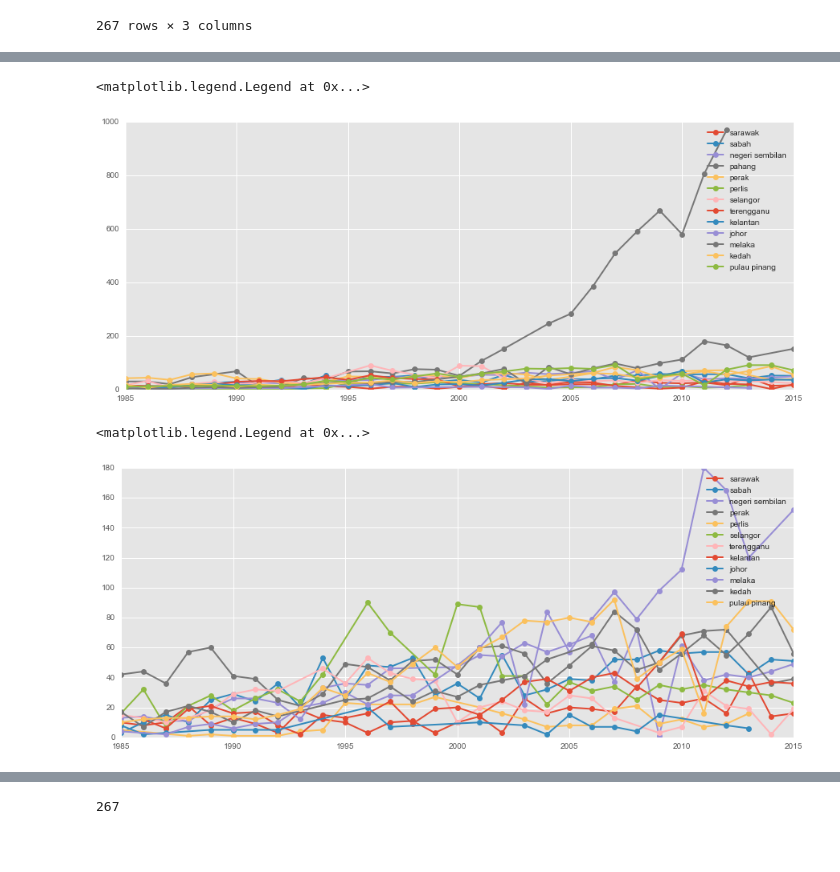
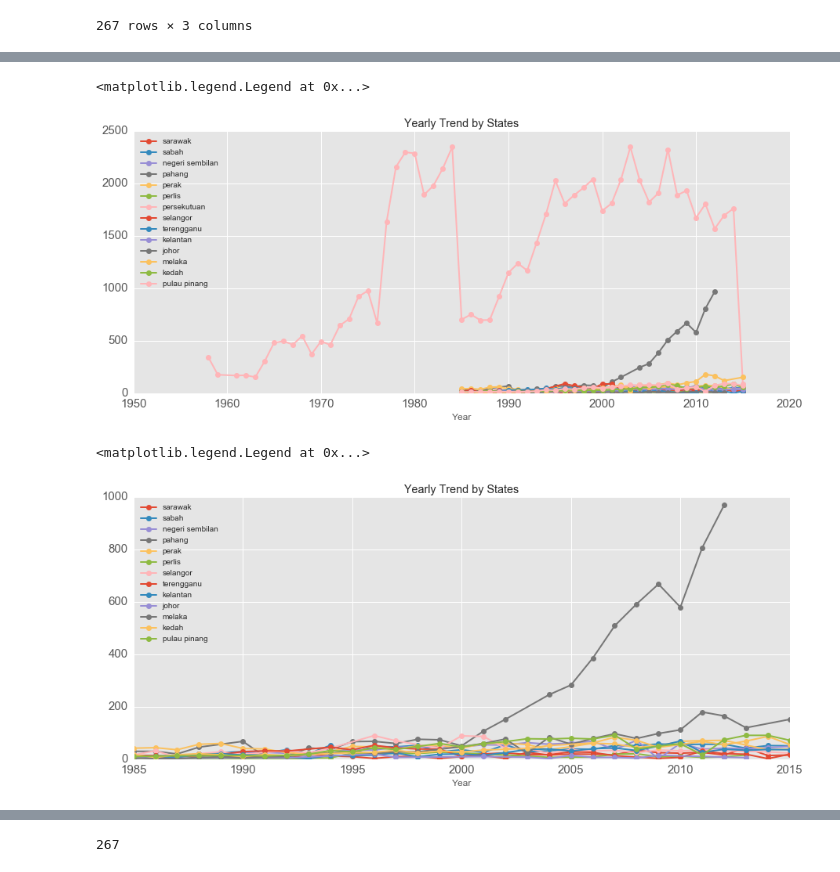
Before and after one commit to amirothman/darjah_kebesaran, a Jupyter notebook: datuk_dan_datin.ipynb, the cells around one changed output, grey strips where cells are left out. Saved outputs shown, nothing was run; the diff lists cells and outputs as text; code cells hidden in the pictures; blank space fills up the shorter version.

Commit message:
trend by states

```diff
--- a/datuk_dan_datin.ipynb
+++ b/datuk_dan_datin.ipynb
@@ -210,4 +210,5 @@ anugerah_counts
 267 rows × 3 columns
 # %%
 df = df[df["Tahun Kurniaan"] > 0]
+df = df[df["Tahun Kurniaan"] < 2016]
 _g = df.groupby(["nama_negeri"])
@@ -214,31 +233,27 @@ _g = df.groupby(["nama_negeri"])
 # %%
-def lukis(_grouped,nama_negeri):
-
-    johor=_grouped.get_group(nama_negeri)["Tahun Kurniaan"].value_counts()
-    johor.sort_index(inplace=True)
-    h, = plt.plot(johor.index, johor.values, linewidth=2,label=nama_negeri,marker="o")
-    return h
-
 plt.close("all")
 plt.figure(figsize=(15,6))
 nama_nama_negeri =["sarawak","sabah","negeri sembilan",
-                   "pahang","perak","perlis",
+                   "pahang","perak","perlis","persekutuan",
                    "selangor","terengganu","kelantan",
                    "johor","melaka","kedah",
                    "pulau pinang"]
 handles =[]
 for negeri in nama_nama_negeri:
     h = lukis(_g,negeri)
     handles.append(h)
 
-plt.legend(handles=handles)
+plt.title("Yearly Trend by States")
+plt.xlabel("Year")
+plt.legend(handles=handles,loc=2)
 # %% [output]
 <matplotlib.legend.Legend at 0x...>
-[figure, old version]
+[figure, new version]
 # %%
 plt.close("all")
 plt.figure(figsize=(15,6))
 nama_nama_negeri_tanpa_pahang =["sarawak","sabah","negeri sembilan",
+                                "pahang",
                                 "perak","perlis",
                                 "selangor","terengganu","kelantan",
                                 "johor","melaka","kedah",
@@ -248,7 +263,9 @@ for negeri in nama_nama_negeri_tanpa_pahang:
     h = lukis(_g,negeri)
     handles.append(h)
 
-plt.legend(handles=handles)
+plt.title("Yearly Trend by States")
+plt.xlabel("Year")
+plt.legend(handles=handles,loc=2)
 # %% [output]
 <matplotlib.legend.Legend at 0x...>
-[figure, old version]
+[figure, new version]
```
Also changed, not shown: parts of 8 cells of this notebook, 4 other files.
